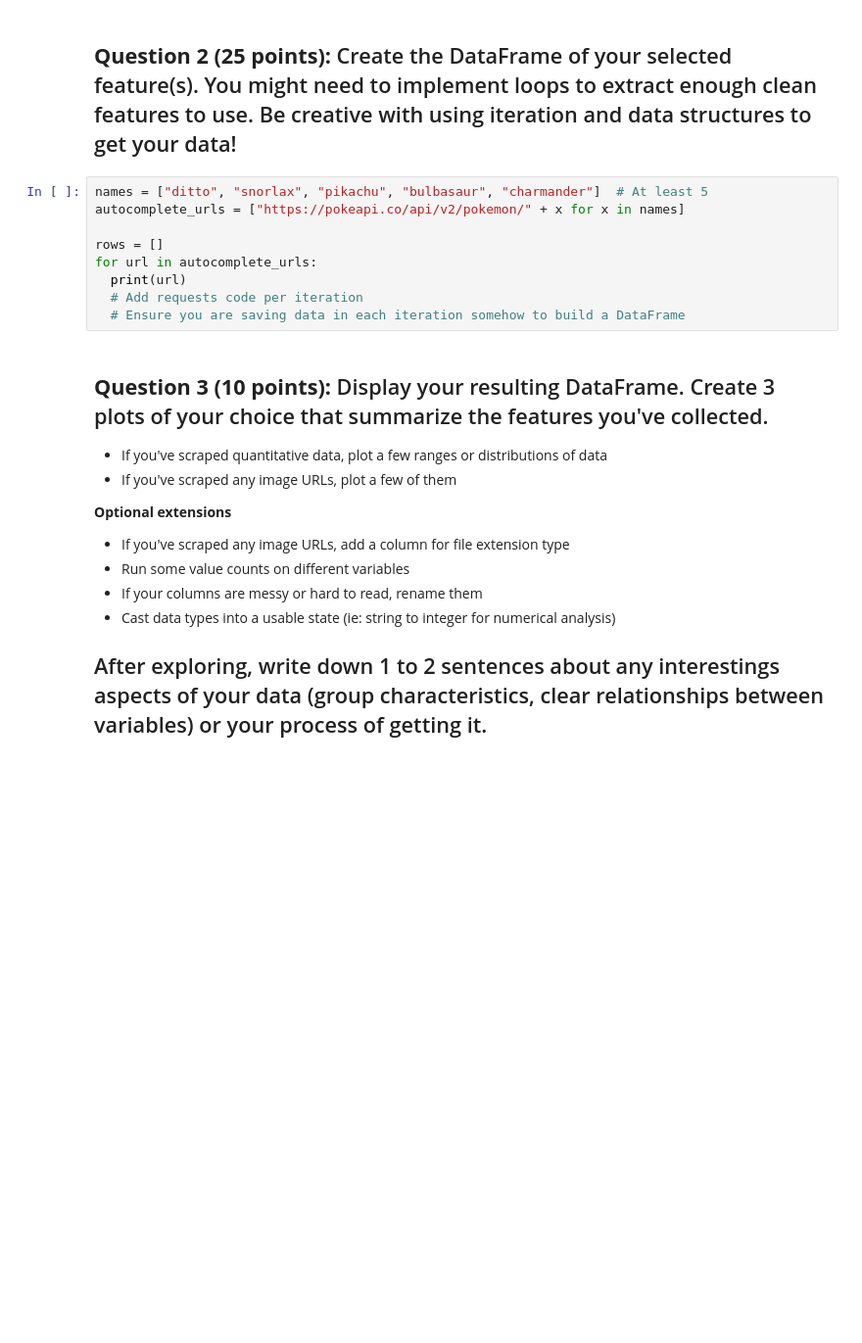
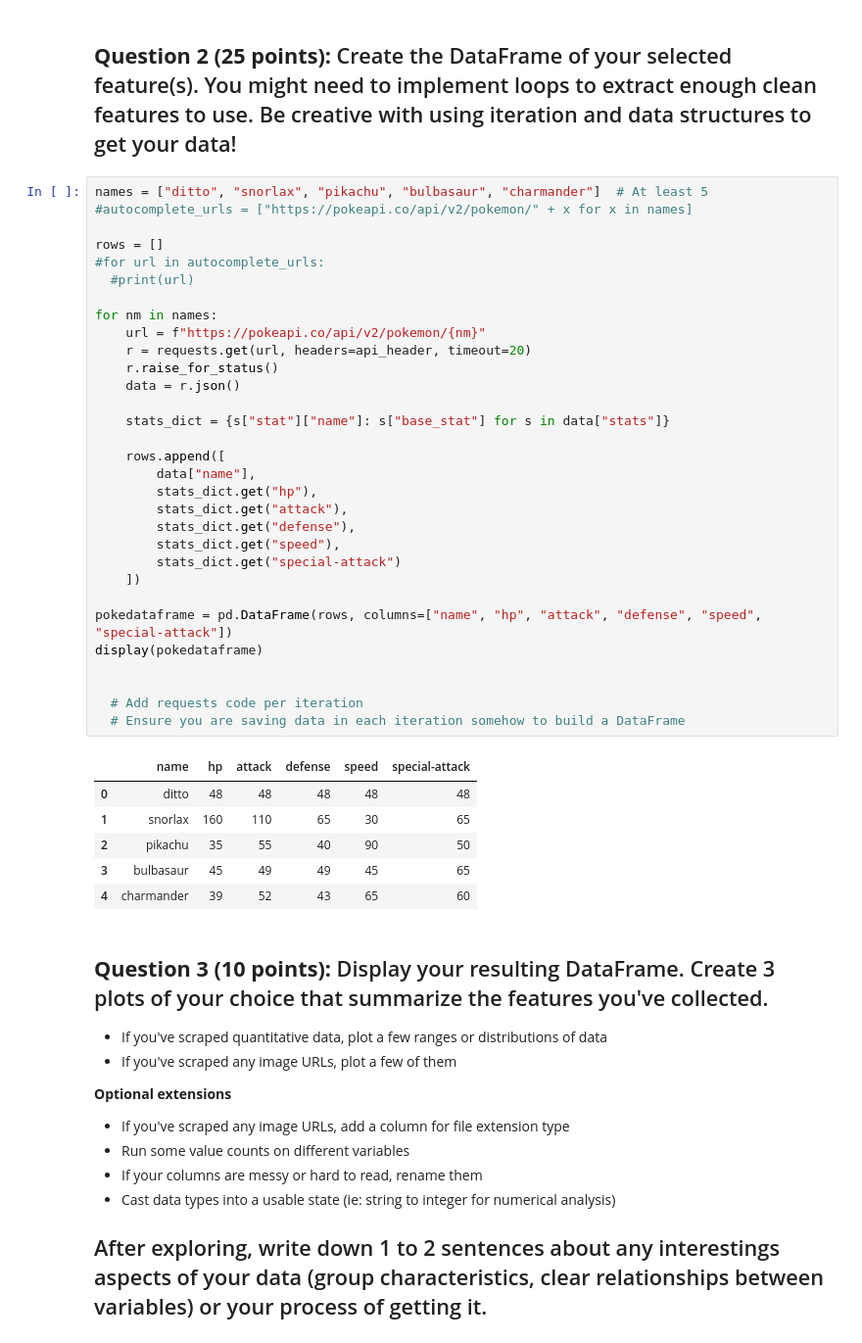
Before and after one commit to aaditiparabs/DS-3001, a Jupyter notebook: labs/Lab_1_Web_Scraping_and_APIs.ipynb, the cells around one changed output. Shown: that part at 98% size. Saved outputs shown, nothing was run; the diff lists cells and outputs as text; blank space fills up the shorter version.

```diff
--- a/labs/Lab_1_Web_Scraping_and_APIs.ipynb
+++ b/labs/Lab_1_Web_Scraping_and_APIs.ipynb
@@ -238,13 +251,42 @@ api_header = {"User-Agent":"Mozilla/5.0 (student-lab)"}
 ## **Question 2 (25 points):** Create the DataFrame of your selected feature(s). You might need to implement loops to extract enough clean features to use. Be creative with using iteration and data structures to get your data!
 # %%
 names = ["ditto", "snorlax", "pikachu", "bulbasaur", "charmander"]  # At least 5
-autocomplete_urls = ["https://pokeapi.co/api/v2/pokemon/" + x for x in names]
+#autocomplete_urls = ["https://pokeapi.co/api/v2/pokemon/" + x for x in names]
 
 rows = []
-for url in autocomplete_urls:
-  print(url)
+#for url in autocomplete_urls:
+  #print(url)
+
+for nm in names:
+    url = f"https://pokeapi.co/api/v2/pokemon/{nm}"
+    r = requests.get(url, headers=api_header, timeout=20)
+    r.raise_for_status()
+    data = r.json()
+
+    stats_dict = {s["stat"]["name"]: s["base_stat"] for s in data["stats"]}
+
+    rows.append([
+        data["name"],
+        stats_dict.get("hp"),
+        stats_dict.get("attack"),
+        stats_dict.get("defense"),
+        stats_dict.get("speed"),
+        stats_dict.get("special-attack")
+    ])
+
+pokedataframe = pd.DataFrame(rows, columns=["name", "hp", "attack", "defense", "speed", "special-attack"])
+display(pokedataframe)
+
+
   # Add requests code per iteration
   # Ensure you are saving data in each iteration somehow to build a DataFrame
+# %% [output]
+|  | name | hp | attack | defense | speed | special-attack |
+| 0 | ditto | 48 | 48 | 48 | 48 | 48 |
+| 1 | snorlax | 160 | 110 | 65 | 30 | 65 |
+| 2 | pikachu | 35 | 55 | 40 | 90 | 50 |
+| 3 | bulbasaur | 45 | 49 | 49 | 45 | 65 |
+| 4 | charmander | 39 | 52 | 43 | 65 | 60 |
 # %% [markdown]
 ## **Question 3 (10 points):** Display your resulting DataFrame. Create 3 plots of your choice that summarize the features you've collected.
 * If you've scraped quantitative data, plot a few ranges or distributions of data
```
Also changed, not shown: parts of 9 cells of this notebook.
